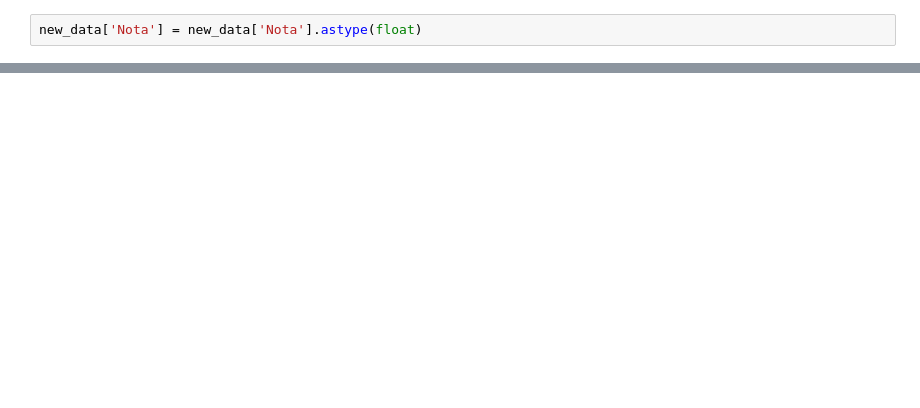
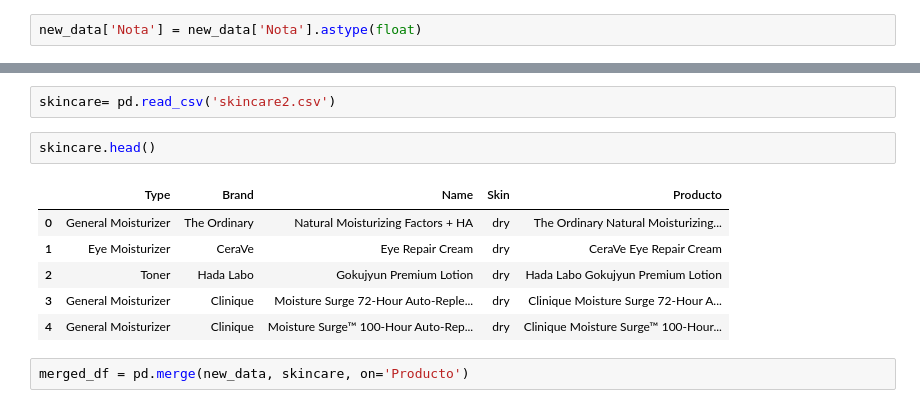
Before and after one commit to cristina-apostol/Skinbot-ML, a Jupyter notebook: modelo recomendador.ipynb, the cells around one changed output, grey strips where cells are left out. Cells and saved outputs as stored; diff of their text form; blank space fills up the shorter version.

```diff
--- a/modelo recomendador.ipynb
+++ b/modelo recomendador.ipynb
@@ -144,0 +144,13 @@ ValueError: could not convert string to float: '11,060'
+# %%
+skincare= pd.read_csv('skincare2.csv')
+# %%
+skincare.head()
+# %% [output]
+|  | Type | Brand | Name | Skin | Producto |
+| 0 | General Moisturizer | The Ordinary | Natural Moisturizing Factors + HA | dry | The Ordinary Natural Moisturizing... |
+| 1 | Eye Moisturizer | CeraVe | Eye Repair Cream | dry | CeraVe Eye Repair Cream |
+| 2 | Toner | Hada Labo | Gokujyun Premium Lotion | dry | Hada Labo Gokujyun Premium Lotion |
+| 3 | General Moisturizer | Clinique | Moisture Surge 72-Hour Auto-Reple... | dry | Clinique Moisture Surge 72-Hour A... |
+| 4 | General Moisturizer | Clinique | Moisture Surge™ 100-Hour Auto-Rep... | dry | Clinique Moisture Surge™ 100-Hour... |
+# %%
+merged_df = pd.merge(new_data, skincare, on='Producto')
```
Also changed, not shown: parts of 10 cells of this notebook, 2 other files.
